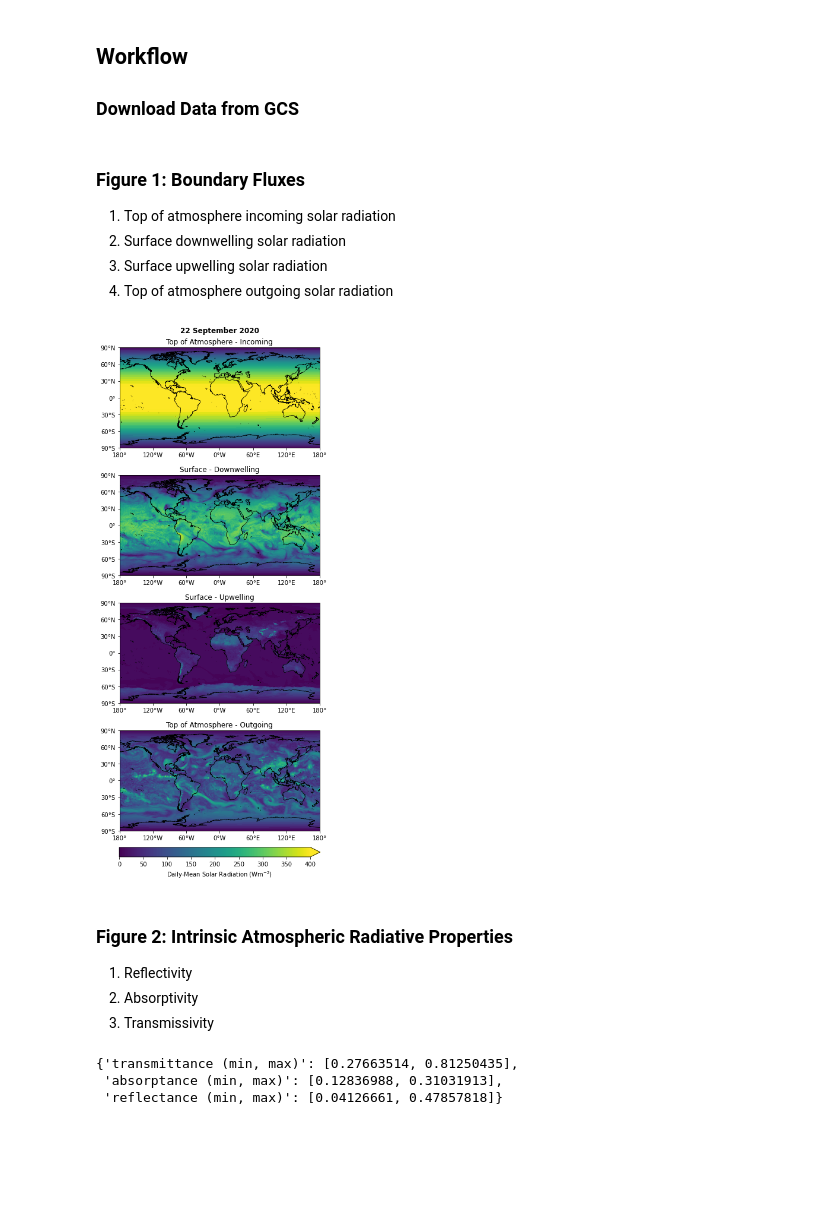
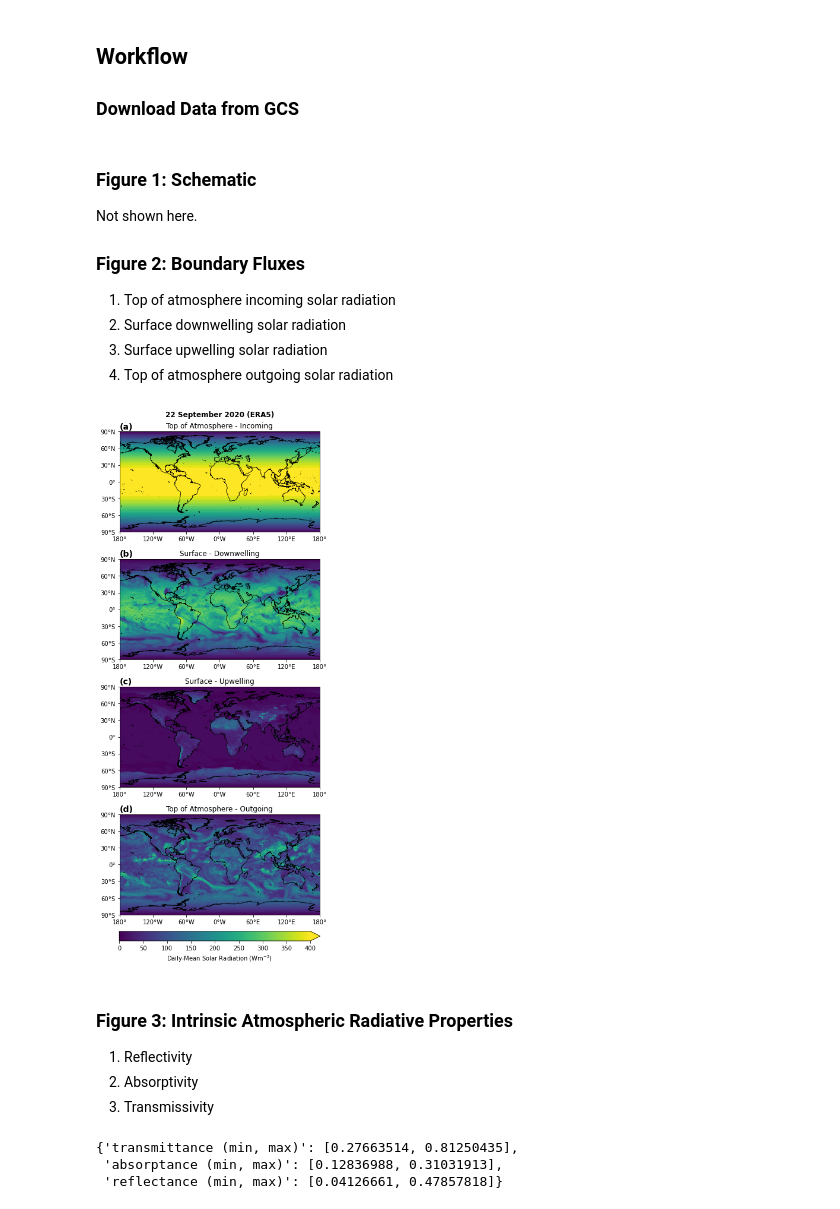
Before and after one commit to ReflectiveEarth/reflective-potential, a Jupyter notebook: notebooks/05-Visualize.ipynb, the cells around one changed output. Cells and saved outputs as stored; diff of their text form; code cells hidden in the pictures; blank space fills up the shorter version.

Commit message:
Update visualization notebook

```diff
--- a/notebooks/05-Visualize.ipynb
+++ b/notebooks/05-Visualize.ipynb
@@ -74,12 +74,12 @@ def get_data_gcs(bucket_name, file_name, file_path=".", user_project=None):
         blob.download_to_filename(filename=os.path.join(file_path, file_name))
 
 
-def plot_geodata(ax, lats, lons, data, levels, vmax, cmap, norm, title):
+def plot_geodata(ax, lats, lons, data, levels, vmin, vmax, cmap, norm, title):
     """Visualize geographic data."""
     lon_formatter = LongitudeFormatter(zero_direction_label=True)
     lat_formatter = LatitudeFormatter()
 
-    ax.contourf(lons, lats, data, levels, vmin=0, vmax=vmax,
+    ax.contourf(lons, lats, data, levels, vmin=vmin, vmax=vmax,
                 cmap=cmap, norm=norm, transform=ccrs.PlateCarree())
     ax.set_title(title)
     ax.coastlines("50m", linewidth=0.75)
@@ -98,5 +100,9 @@ get_data_gcs("rom-input", "rom_analysis.nc", data_dir, user_project=project_id)
 # %% [markdown]
-### Figure 1: Boundary Fluxes
+### Figure 1: Schematic
+
+Not shown here.
+
+### Figure 2: Boundary Fluxes
 
 1. Top of atmosphere incoming solar radiation
 1. Surface downwelling solar radiation
@@ -114,32 +120,37 @@ ssru = era5_daily.ssru.isel(time=0).data
 # %%
 fig, axs = plt.subplots(4, 1, figsize=(11,14),
                         subplot_kw=dict(projection=ccrs.PlateCarree()))
 cmap = cm.viridis
 norm = colors.Normalize(vmin=0, vmax=400)
 ax1 = axs[0]
 ax2 = axs[1]
 ax3 = axs[2]
 ax4 = axs[3]
 
-plot_geodata(ax1, lats, lons, tisr, 40, 400, cmap, norm, "Top of Atmosphere - Incoming")
-plot_geodata(ax2, lats, lons, ssrd, 40, 400, cmap, norm, "Surface - Downwelling")
-plot_geodata(ax3, lats, lons, ssru, 40, 400, cmap, norm, "Surface - Upwelling")
-plot_geodata(ax4, lats, lons, tosr, 40, 400, cmap, norm, "Top of Atmosphere - Outgoing")
+plot_geodata(ax1, lats, lons, tisr, 40, 0, 400, cmap, norm, "Top of Atmosphere - Incoming")
+plot_geodata(ax2, lats, lons, ssrd, 40, 0, 400, cmap, norm, "Surface - Downwelling")
+plot_geodata(ax3, lats, lons, ssru, 40, 0, 400, cmap, norm, "Surface - Upwelling")
+plot_geodata(ax4, lats, lons, tosr, 40, 0, 400, cmap, norm, "Top of Atmosphere - Outgoing")
+
+ax1.text(-180, 95, "(a)", fontsize=14, fontweight="bold")
+ax2.text(-180, 95, "(b)", fontsize=14, fontweight="bold")
+ax3.text(-180, 95, "(c)", fontsize=14, fontweight="bold")
+ax4.text(-180, 95, "(d)", fontsize=14, fontweight="bold")
 
 fig.tight_layout(pad=2.0)
-fig.suptitle("22 September 2020",
+fig.suptitle("22 September 2020 (ERA5)",
              y=0.999, fontweight="bold")
 cbar = fig.colorbar(cm.ScalarMappable(norm=norm, cmap=cmap), ax=axs,
                     orientation='horizontal', fraction=.1, shrink=0.45,
                     pad=0.03, extend="max")
 cbar.ax.xaxis.set_ticks(np.arange(0, 401, 50), minor=True)
 cbar.set_label("Daily-Mean Solar Radiation ($\mathrm{W m^{-2}}$)")
-plt.savefig(os.path.join(data_dir, "RER1_Fig1.png"),
+plt.savefig(os.path.join(data_dir, "ERL_Fig2.png"),
             dpi=300, bbox_inches="tight", facecolor="white")
 # %% [output]
-[figure, old version]
+[figure, new version]
 # %% [markdown]
-### Figure 2: Intrinsic Atmospheric Radiative Properties
+### Figure 3: Intrinsic Atmospheric Radiative Properties
 
 1. Reflectivity
 2. Absorptivity
```
Also changed, not shown: parts of 11 cells of this notebook.
